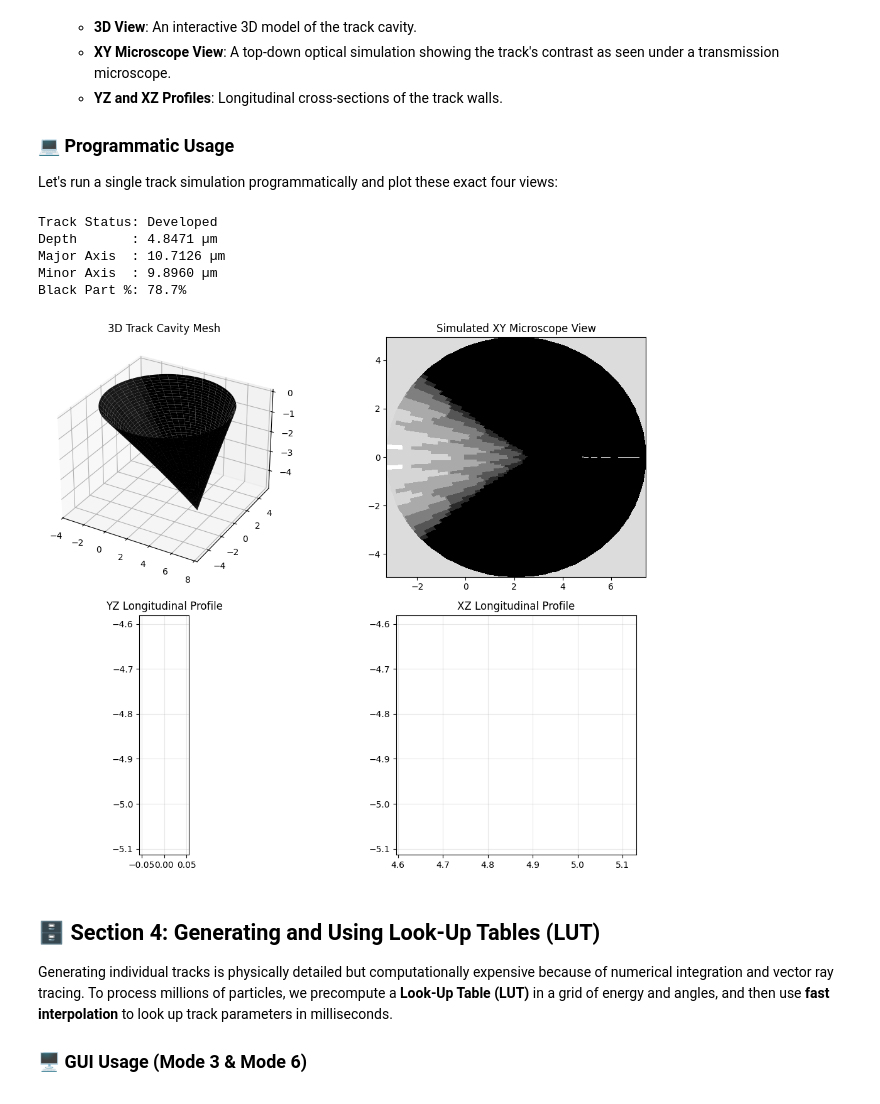
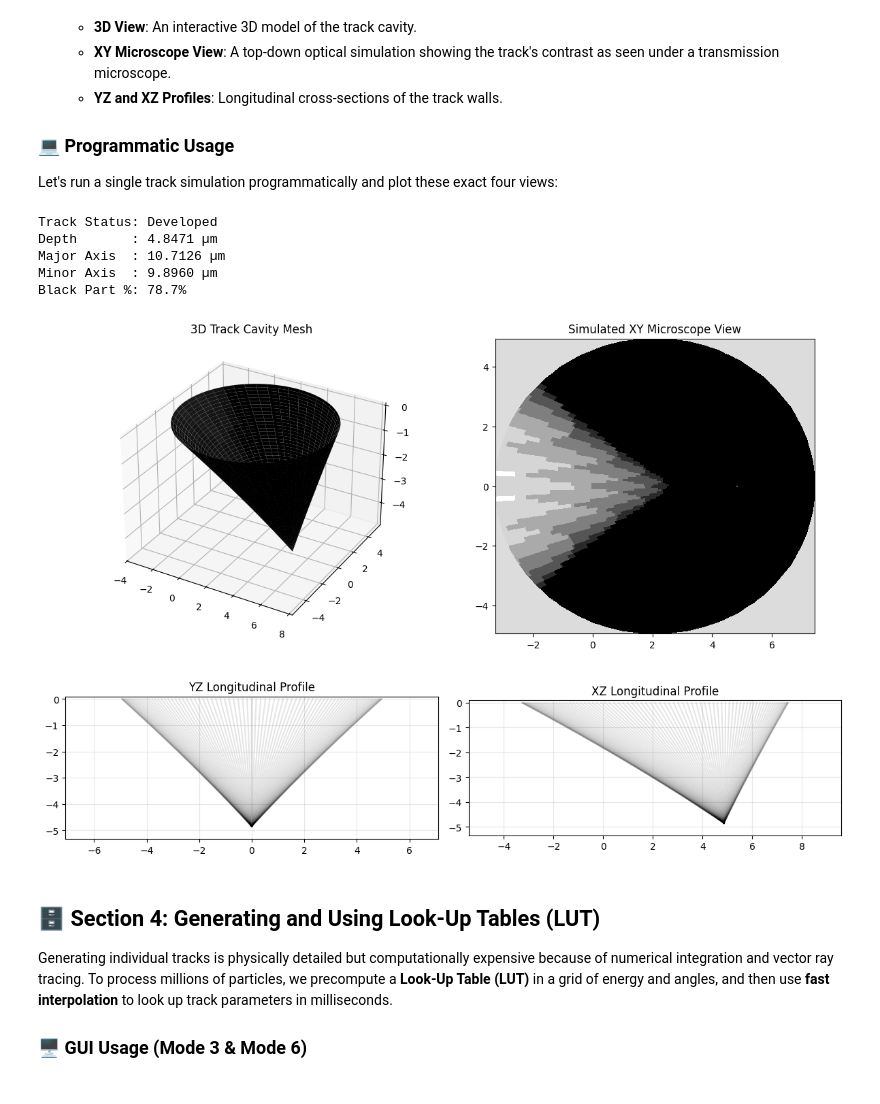
Before and after one commit to amele972/TrackLab, a Jupyter notebook: TrackLab_User_Guide.ipynb, the cells around one changed output. Saved outputs shown, nothing was run; the diff lists cells and outputs as text; code cells hidden in the pictures.

Commit message:
Fix YZ/XZ profile plotting bug in single track mode in both mode_use.py and User Guide notebook

```diff
--- a/TrackLab_User_Guide.ipynb
+++ b/TrackLab_User_Guide.ipynb
@@ -182,38 +182,53 @@ if result['X_surf'] is not None:
     ax1.set_title("3D Track Cavity Mesh")
 
     # XY Microscope View
     ax2 = fig.add_subplot(2, 2, 2)
     ax2.set_facecolor('#DCDCDC')
     if B is not None:
         ax2.pcolormesh(X, Y, B, cmap='gray', shading='flat')
     ax2.set_title("Simulated XY Microscope View")
     ax2.set_aspect('equal')
 
     # YZ Profile
     ax3 = fig.add_subplot(2, 2, 3)
-    ax3.fill(Y[-1, :], Z[-1, :], alpha=0.15)
-    ax3.plot(Y[-1, :], Z[-1, :], lw=2)
+    pad = (X.max() - X.min()) * 0.2
+    lim_x = (X.min() - pad, X.max() + pad)
+    lim_y = (Y.min() - pad, Y.max() + pad)
+    lim_z = (Z.min() * 1.1, 0.1)
+
+    ax3.plot(Y, Z, color='black', alpha=0.05)
+    y_c = np.append(Y[-1, :], Y[-1, 0])
+    z_c = np.append(Z[-1, :], Z[-1, 0])
+    ax3.fill(y_c, z_c, color='tab:blue', alpha=0.15)
+    ax3.plot(y_c, z_c, color='tab:blue', lw=2)
+    ax3.set_xlim(lim_y)
+    ax3.set_ylim(lim_z)
     ax3.set_title("YZ Longitudinal Profile")
     ax3.grid(True, alpha=0.3)
     ax3.set_aspect('equal')
 
     # XZ Profile
     ax4 = fig.add_subplot(2, 2, 4)
-    ax4.fill(X[-1, :], Z[-1, :], alpha=0.15)
-    ax4.plot(X[-1, :], Z[-1, :], lw=2)
+    ax4.plot(X, Z, color='black', alpha=0.05)
+    x_c = np.append(X[-1, :], X[-1, 0])
+    z_c4 = np.append(Z[-1, :], Z[-1, 0])
+    ax4.fill(x_c, z_c4, color='tab:blue', alpha=0.15)
+    ax4.plot(x_c, z_c4, color='tab:blue', lw=2)
+    ax4.set_xlim(lim_x)
+    ax4.set_ylim(lim_z)
     ax4.set_title("XZ Longitudinal Profile")
     ax4.grid(True, alpha=0.3)
     ax4.set_aspect('equal')
 
     plt.tight_layout()
     plt.show()
 # %% [output]
 Track Status: Developed
 Depth       : 4.8471 µm
 Major Axis  : 10.7126 µm
 Minor Axis  : 9.8960 µm
 Black Part %: 78.7%
-[figure, old version]
+[figure, new version]
 # %% [markdown]
 <a id="section4"></a>
 ## 🗄️ Section 4: Generating and Using Look-Up Tables (LUT)
```
Also changed, not shown: 1 other file.
